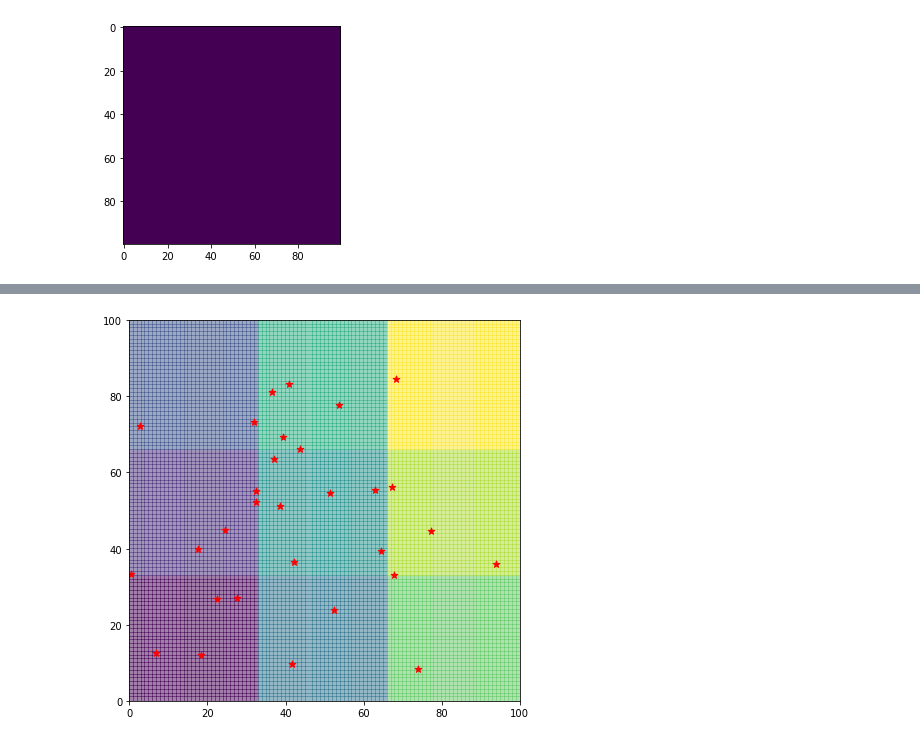
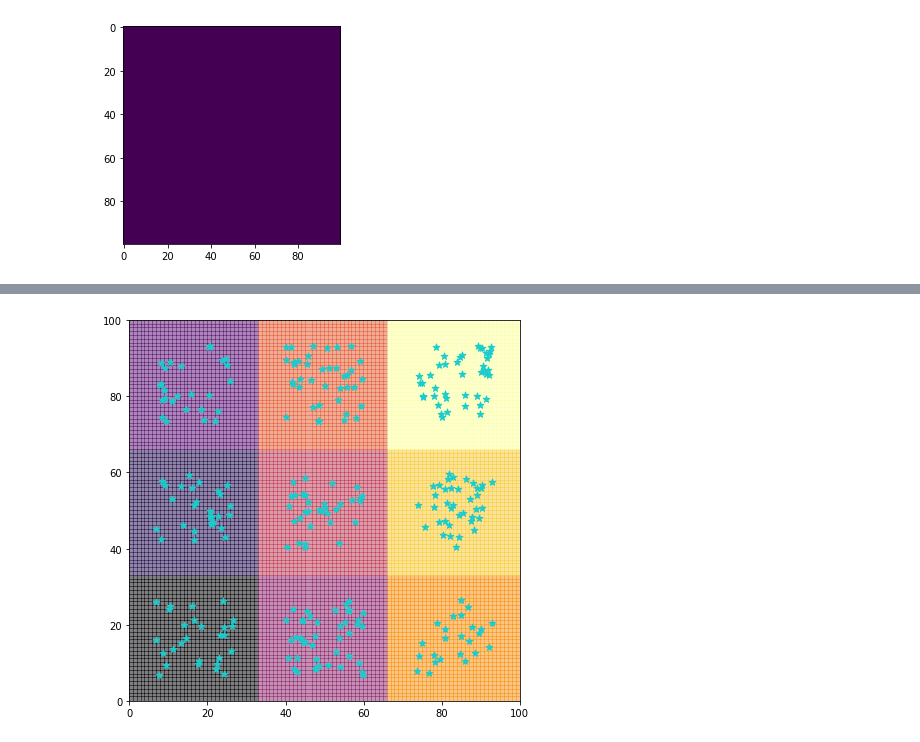
Before and after one commit to joaoweissmann/DRSP-B, a Jupyter notebook: synthetic_instance_generator.ipynb, the cells around one changed output, grey strips where cells are left out. Cells and saved outputs as stored; diff of their text form; code cells hidden in the pictures.

Commit message:
add geological plays and basin features

```diff
--- a/synthetic_instance_generator.ipynb
+++ b/synthetic_instance_generator.ipynb
@@ -67,7 +85,10 @@ for i in range(1, ny_bacias+1):
         x_min_curr = (j-1)*x_step
         x_max_curr = j*x_step
         count += 1
-        bacias["Bacia"+str(count)] = ((x_min_curr, x_max_curr),(y_min_curr, y_max_curr))
+        bacias["Bacia"+str(count)] = {}
+        bacias["Bacia"+str(count)]['Coordenadas'] = ((x_min_curr, x_max_curr),(y_min_curr, y_max_curr))
+        bacias["Bacia"+str(count)]['Maturidade'] = np.random.choice(estrategias)
+        bacias["Bacia"+str(count)]['Qualidade do dado'] = np.random.choice(qualidades_dado)
         grid[int(x_min_curr):int(x_max_curr), int(y_min_curr):int(y_max_curr)] = count
 # %%
 bacias
@@ -89 +118,3 @@ bacias
+# %%
+colormap = cm.inferno
 # %%
@@ -95,10 +128,16 @@ plt.pcolormesh(grid, alpha=0.5, cmap=None)
+# %%
+n_plays = 10
+plays = ['Play '+str(i) for i in range(1, n_plays+1)]
 # %%
-n_projetos = 30
+n_projetos = 300
 projetos = {}
 projetos['Coordenada x'] = []
 projetos['Coordenada y'] = []
 projetos['Bacia'] = []
 projetos['Nome'] = []
+projetos['Maturidade bacia'] = []
+projetos['Qualidade do dado'] = []
+projetos['Play'] = []
 
 for i in range(n_projetos):
 
@@ -106,17 +145,20 @@ for i in range(n_projetos):
     bacia = np.random.choice(list(bacias.keys()))
 
     # não permitir coordenadas nas bordas das bacias
-    fator = 1
-    x_min_curr, x_max_curr = bacias[bacia][0]
-    y_min_curr, y_max_curr = bacias[bacia][1]
+    fator = 0.8
+    x_min_curr, x_max_curr = bacias[bacia]['Coordenadas'][0]
+    y_min_curr, y_max_curr = bacias[bacia]['Coordenadas'][1]
 
-    x_proj, y_proj = (np.random.uniform(x_min_curr*fator, x_max_curr*fator),
-                      np.random.uniform(y_min_curr*fator, y_max_curr*fator))
+    x_proj, y_proj = (np.random.uniform(x_min_curr + x_step*(1-fator), x_max_curr - x_step*(1-fator)),
+                      np.random.uniform(y_min_curr + y_step*(1-fator), y_max_curr - y_step*(1-fator)))
 
     projetos['Nome'].append("Projeto " + str(i+1))
     projetos['Bacia'].append(bacia)
     projetos['Coordenada x'].append(x_proj)
     projetos['Coordenada y'].append(y_proj)
+    projetos['Maturidade bacia'].append(bacias[bacia]['Maturidade'])
+    projetos['Qualidade do dado'].append(bacias[bacia]['Qualidade do dado'])
+    projetos['Play'].append(np.random.choice(plays))
 # %%
 plt.scatter(projetos['Coordenada x'], projetos['Coordenada y'])
 # %% [output]
@@ -125,12 +167,12 @@ plt.scatter(projetos['Coordenada x'], projetos['Coordenada y'])
 # %%
 fig = plt.figure(figsize=(7, 7), frameon=False)
 
-im1 = plt.pcolormesh(grid, alpha=0.5, cmap=None)
-im2 = plt.scatter(projetos['Coordenada x'], projetos['Coordenada y'], c='red', s=50, marker='*')
+im1 = plt.pcolormesh(grid, alpha=0.5, cmap=colormap)
+im2 = plt.scatter(projetos['Coordenada x'], projetos['Coordenada y'], color=(0.1, 0.8, 0.8), s=50, marker='*')
 
 plt.show()
 # %% [output]
-[figure, old version]
+[figure, new version]
 # %%
 proj_df = pd.DataFrame(projetos)
 # %%
```
Also changed, not shown: parts of 16 cells of this notebook.
